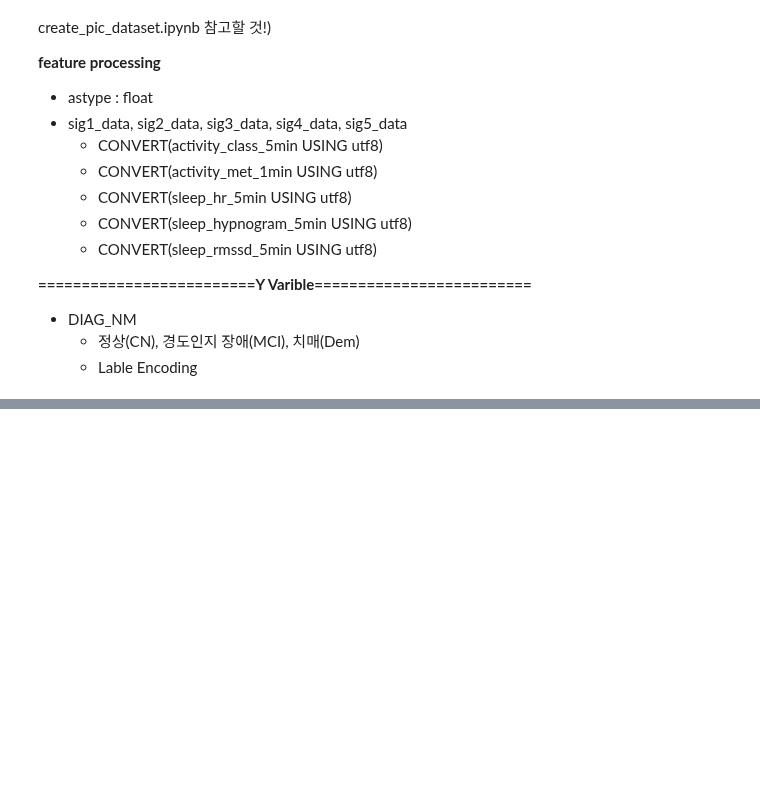
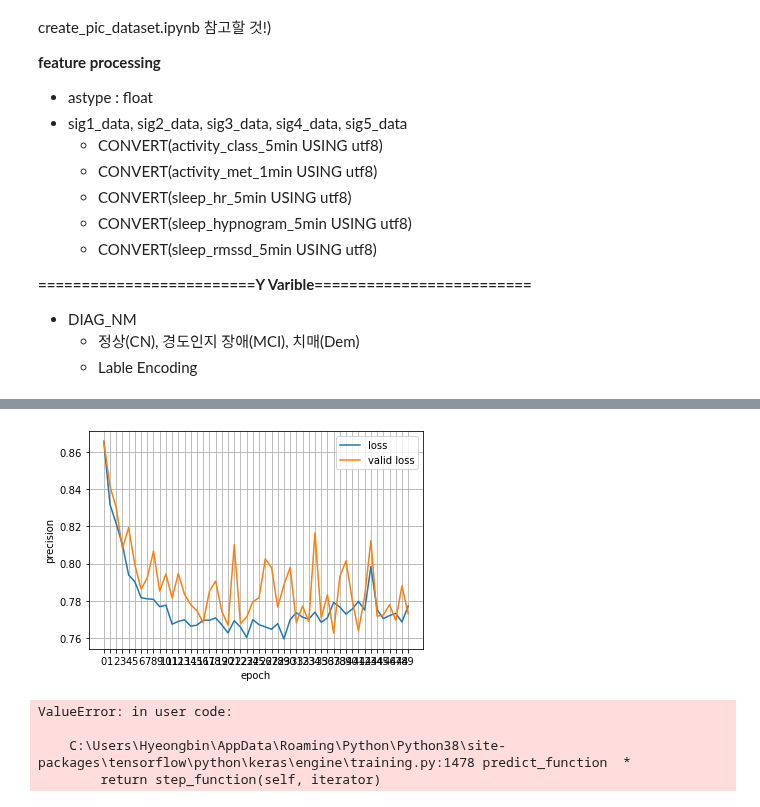
Before and after one commit to NumpyGonHey/Dementia_clf, a Jupyter notebook: dolphin/baseline_cnn.ipynb, the cells around one changed output, grey strips where cells are left out. Drawn from its saved outputs; the diff is of its cells as text; code cells hidden in the pictures; blank space fills up the shorter version.

```diff
--- a/dolphin/baseline_cnn.ipynb
+++ b/dolphin/baseline_cnn.ipynb
@@ -284,5 +155 @@ validate_df = validate_df.reset_index(drop=True)
-# %%
-total_train = train_df.shape[0]
-total_validate = validate_df.shape[0]
-batch_size=15
 # %%
@@ -303,12 +185,0 @@ Found 7462 validated image filenames belonging to 3 classes.
-# %%
-validation_datagen = ImageDataGenerator(rescale=1./255)
-validation_generator = validation_datagen.flow_from_dataframe(
-    validate_df,
-    "C:/Users/okchr/mechine_learning/inputG",
-    x_col='filename',
-    y_col='category',
-    target_size=IMAGE_SIZE,
-    color_mode='grayscale',
-    class_mode='categorical',
-    batch_size=batch_size
-)
@@ -341,0 +194,14 @@ plt.show()
+# %%
+# parameters
+earlystop = EarlyStopping(patience=30)
+
+learning_rate_reduction = ReduceLROnPlateau(monitor='val_acc',
+                                            patience=2,
+                                            verbose=1,
+                                            factor=0.5,
+                                            min_lr=0.00001)
+
+callbacks = [earlystop, learning_rate_reduction]
+
+total_train = train_data.shape[0]
+total_valid = valid_data.shape[0]
@@ -342,6 +254,6 @@ plt.show()
 # %%
 epochs=3 if FAST_RUN else 50
-history = model.fit_generator(
+history = model.fit(
     train_generator,
     epochs=epochs,
     validation_data=validation_generator,
@@ -392,0 +282,18 @@ nb_samples = test_df.shape[0]
+# %%
+plt.plot(history.history['loss'], label='loss')
+plt.plot(history.history['val_loss'], label='valid loss')
+plt.xticks(range(len(history.history['loss'])))
+plt.xlabel('epoch')
+plt.ylabel('precision')
+plt.legend(loc='upper right')
+plt.grid(True)
+plt.show()
+# %% [output]
+[figure, added]
+# %%
+pred_cnn = model.predict(test_data)
+# %% [output]
+ValueError: in user code:
+
+    C:\Users\Hyeongbin\AppData\Roaming\Python\Python38\site-packages\tensorflow\python\keras\engine\training.py:1478 predict_function  *
+        return step_function(self, iterator)
```
Also changed, not shown: parts of 24 cells of this notebook, 1 other file.
